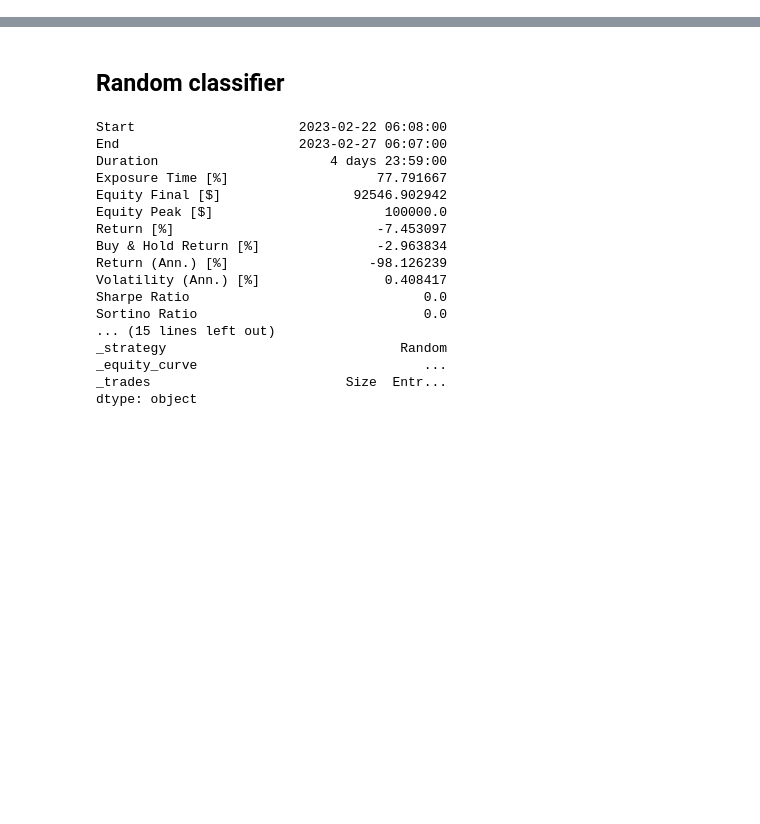
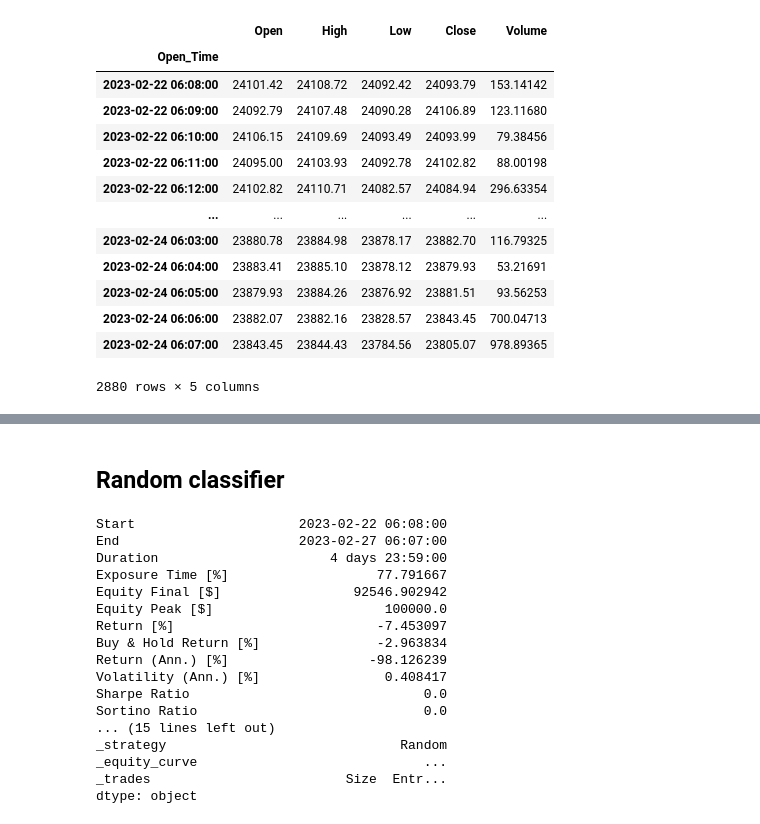
Before and after one commit to Arsenchius/algotrading, a Jupyter notebook: notebooks/strategy_backtest.ipynb, the cells around one changed output, grey strips where cells are left out. Saved outputs shown, nothing was run; the diff lists cells and outputs as text; code cells hidden in the pictures; blank space fills up the shorter version.

```diff
--- a/notebooks/strategy_backtest.ipynb
+++ b/notebooks/strategy_backtest.ipynb
@@ -44,0 +64,17 @@ connection.close()
+# %%
+data[data.index < data.index[0] + pd.Timedelta(days=2)]
+# %% [output]
+|  | Open | High | Low | Close | Volume |
+| Open_Time |  |  |  |  |  |
+| 2023-02-22 06:08:00 | 24101.42 | 24108.72 | 24092.42 | 24093.79 | 153.14142 |
+| 2023-02-22 06:09:00 | 24092.79 | 24107.48 | 24090.28 | 24106.89 | 123.11680 |
+| 2023-02-22 06:10:00 | 24106.15 | 24109.69 | 24093.49 | 24093.99 | 79.38456 |
+| 2023-02-22 06:11:00 | 24095.00 | 24103.93 | 24092.78 | 24102.82 | 88.00198 |
+| 2023-02-22 06:12:00 | 24102.82 | 24110.71 | 24082.57 | 24084.94 | 296.63354 |
+| ... | ... | ... | ... | ... | ... |
+| 2023-02-24 06:03:00 | 23880.78 | 23884.98 | 23878.17 | 23882.70 | 116.79325 |
+| 2023-02-24 06:04:00 | 23883.41 | 23885.10 | 23878.12 | 23879.93 | 53.21691 |
+| 2023-02-24 06:05:00 | 23879.93 | 23884.26 | 23876.92 | 23881.51 | 93.56253 |
+| 2023-02-24 06:06:00 | 23882.07 | 23882.16 | 23828.57 | 23843.45 | 700.04713 |
+| 2023-02-24 06:07:00 | 23843.45 | 23844.43 | 23784.56 | 23805.07 | 978.89365 |
+2880 rows × 5 columns
```
Also changed, not shown: parts of 18 cells of this notebook, 6 other files.
